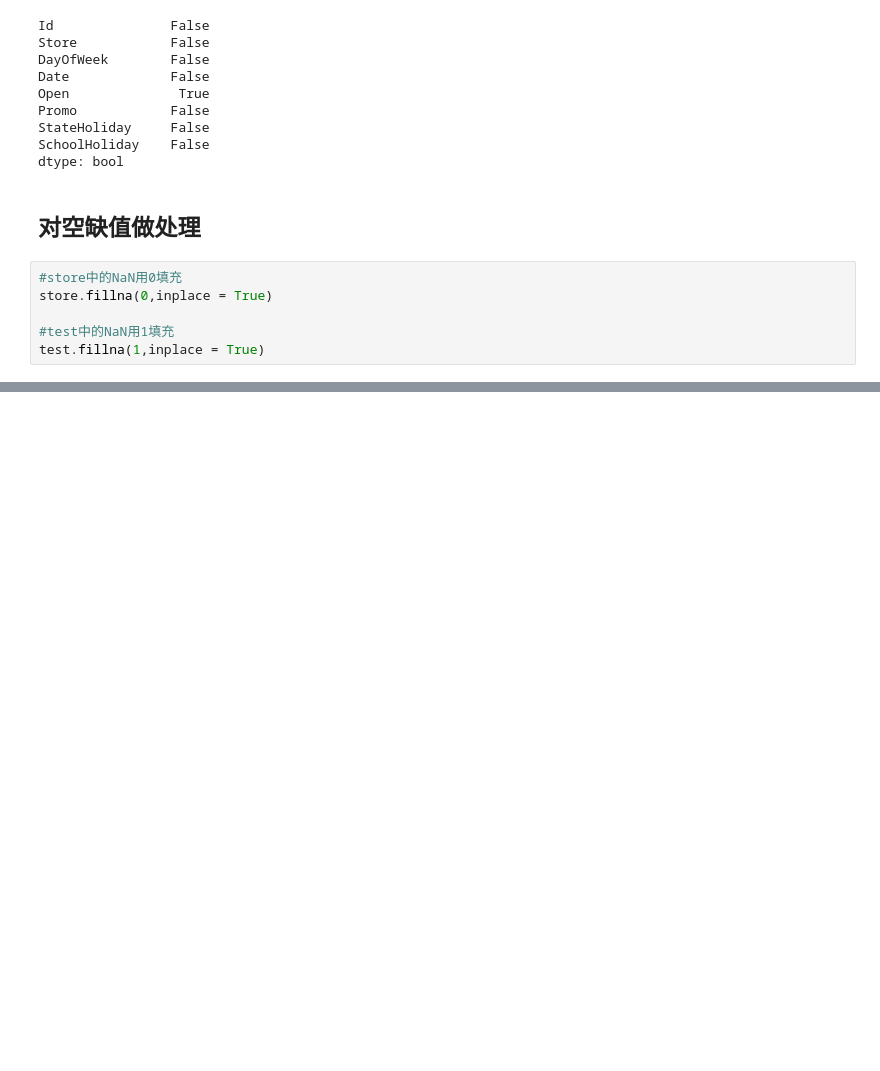
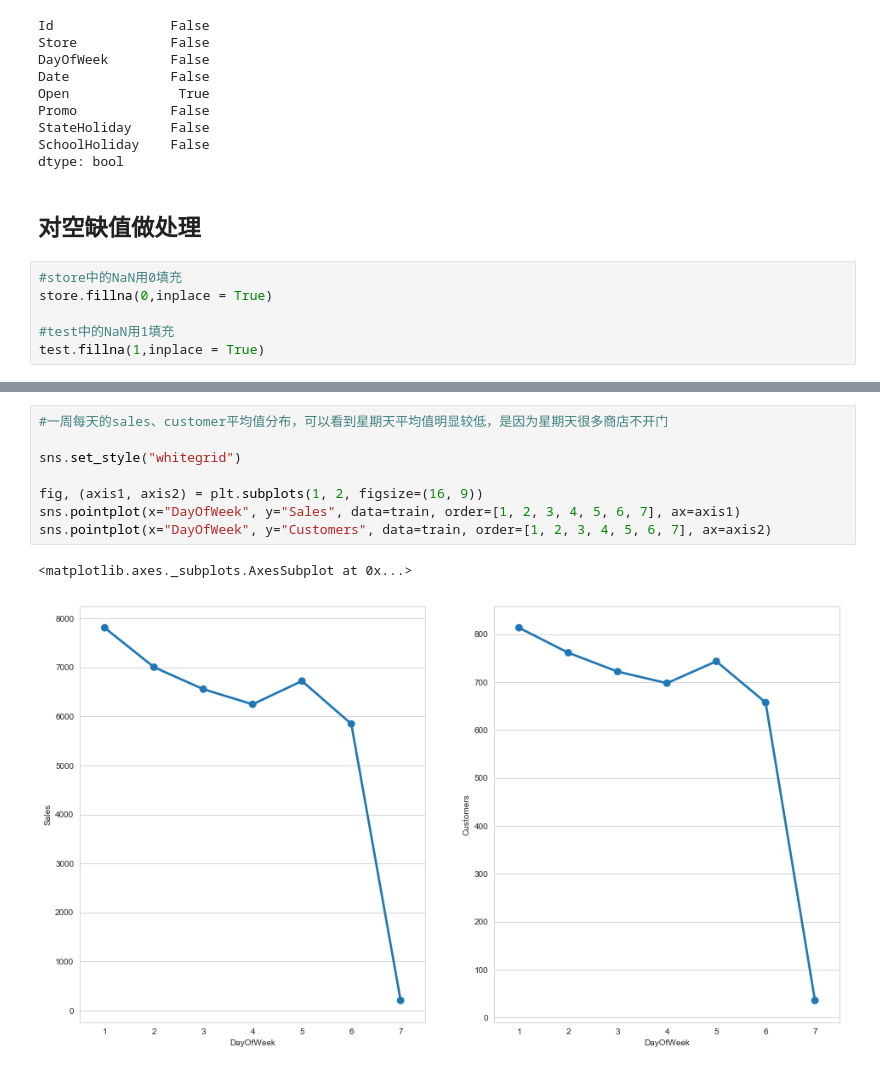
Before and after one commit to lidatou1991/udacity_final_rossmann, a Jupyter notebook: rossmann_final.ipynb, the cells around one changed output, grey strips where cells are left out. Saved outputs shown, nothing was run; the diff lists cells and outputs as text; blank space fills up the shorter version.

```diff
--- a/rossmann_final.ipynb
+++ b/rossmann_final.ipynb
@@ -199,0 +201,11 @@ train['Customers'].plot(kind='hist', bins=50, ax=axis2, title='Customers Frequen
+# %%
+#一周每天的sales、customer平均值分布，可以看到星期天平均值明显较低，是因为星期天很多商店不开门
+
+sns.set_style("whitegrid")
+
+fig, (axis1, axis2) = plt.subplots(1, 2, figsize=(16, 9))
+sns.pointplot(x="DayOfWeek", y="Sales", data=train, order=[1, 2, 3, 4, 5, 6, 7], ax=axis1)
+sns.pointplot(x="DayOfWeek", y="Customers", data=train, order=[1, 2, 3, 4, 5, 6, 7], ax=axis2)
+# %% [output]
+<matplotlib.axes._subplots.AxesSubplot at 0x...>
+[figure, added]
```
Also changed, not shown: parts of 3 cells of this notebook.
